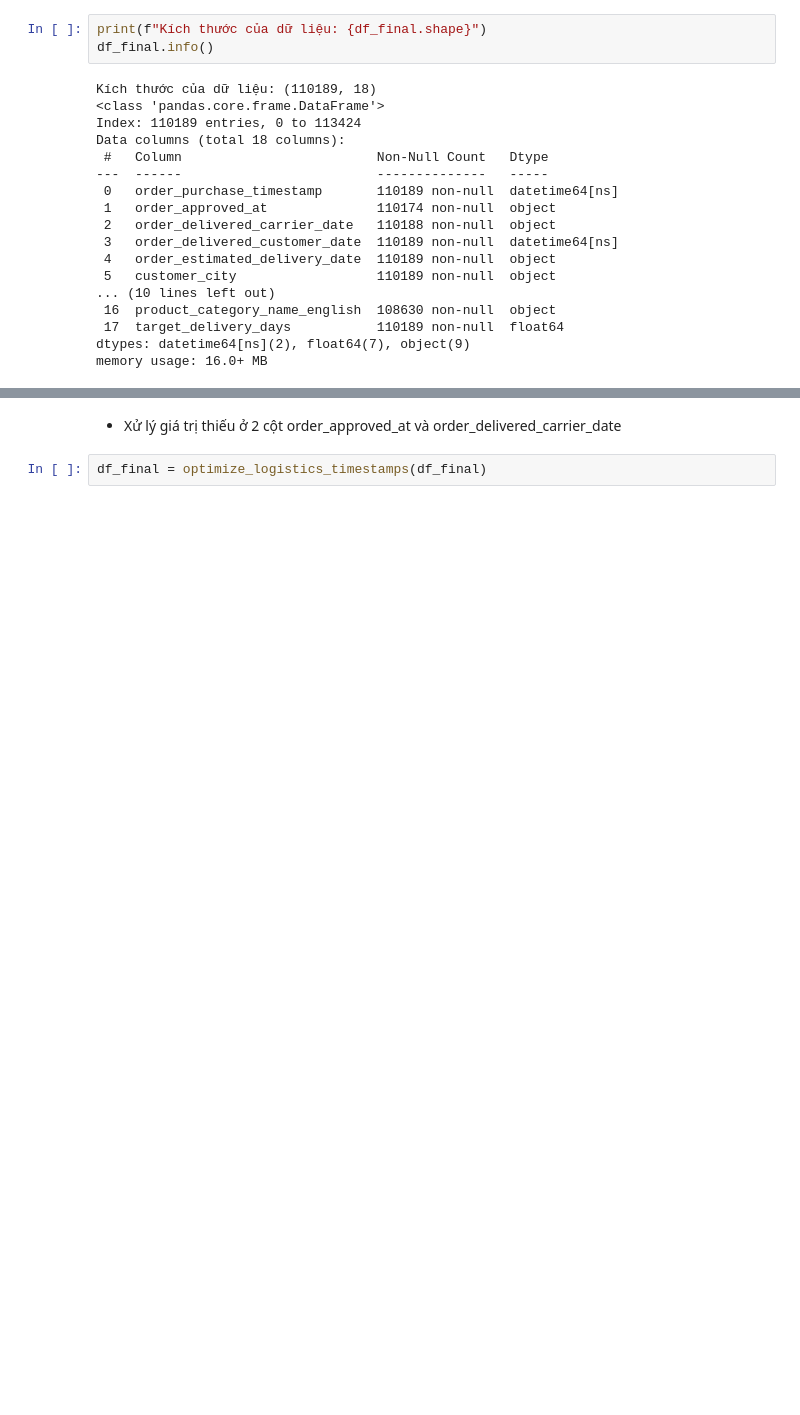
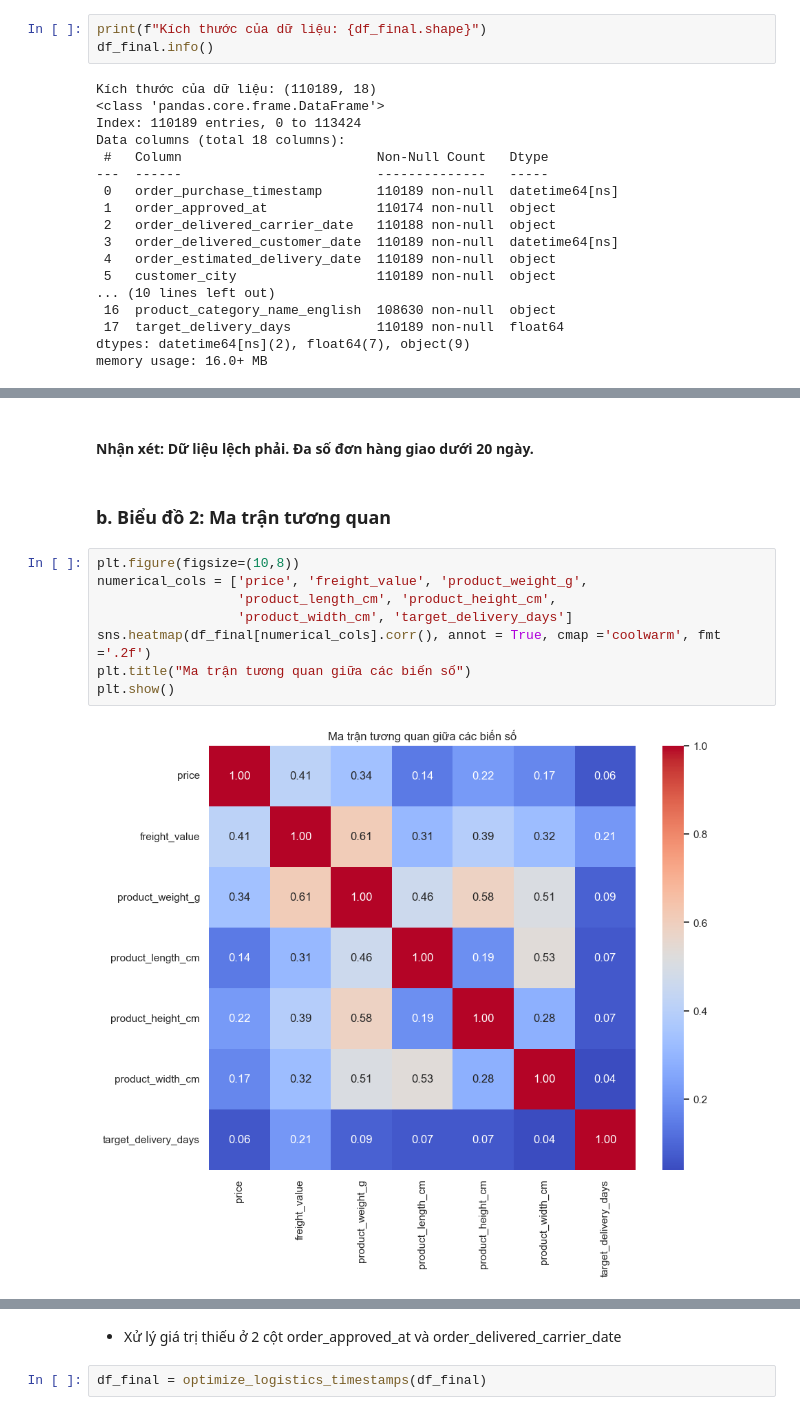
Before and after one commit to conluoi123/Machine-Learning---Project-1-, a Jupyter notebook: code/Part1_Regression/notebook.ipynb, the cells around one changed output, grey strips where cells are left out. Drawn from its saved outputs; the diff is of its cells as text; blank space fills up the shorter version.

```diff
--- a/code/Part1_Regression/notebook.ipynb
+++ b/code/Part1_Regression/notebook.ipynb
@@ -424,0 +440,14 @@ df_final.describe().T
+# %% [markdown]
+#### Nhận xét: Dữ liệu lệch phải. Đa số đơn hàng giao dưới 20 ngày.
+# %% [markdown]
+### b. Biểu đồ 2: Ma trận tương quan
+# %%
+plt.figure(figsize=(10,8))
+numerical_cols = ['price', 'freight_value', 'product_weight_g',
+                  'product_length_cm', 'product_height_cm',
+                  'product_width_cm', 'target_delivery_days']
+sns.heatmap(df_final[numerical_cols].corr(), annot = True, cmap ='coolwarm', fmt ='.2f')
+plt.title("Ma trận tương quan giữa các biến số")
+plt.show()
+# %% [output]
+[figure, added]
```
Also changed, not shown: parts of 11 cells of this notebook.
